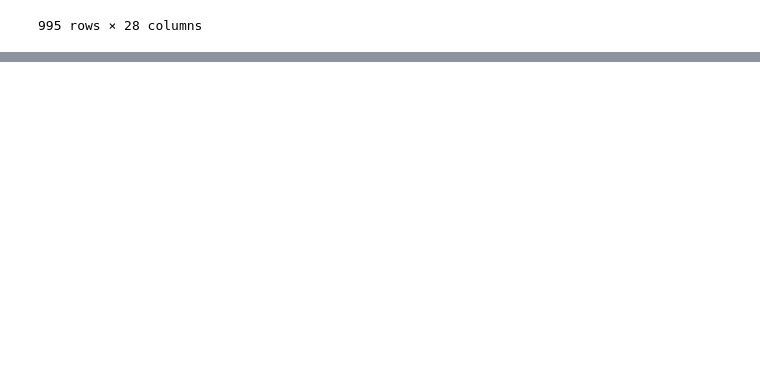
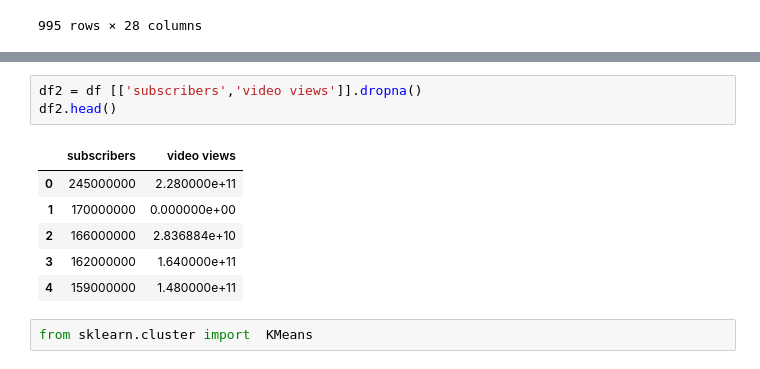
Before and after one commit to N0Z3I/01418323-Data-Science, a Jupyter notebook: Project/Predictionproject.ipynb, the cells around one changed output, grey strips where cells are left out. Drawn from its saved outputs; the diff is of its cells as text; blank space fills up the shorter version.

```diff
--- a/Project/Predictionproject.ipynb
+++ b/Project/Predictionproject.ipynb
@@ -43,0 +50,12 @@ df
+# %%
+df2 = df [['subscribers','video views']].dropna()
+df2.head()
+# %% [output]
+|  | subscribers | video views |
+| 0 | 245000000 | 2.280000e+11 |
+| 1 | 170000000 | 0.000000e+00 |
+| 2 | 166000000 | 2.836884e+10 |
+| 3 | 162000000 | 1.640000e+11 |
+| 4 | 159000000 | 1.480000e+11 |
+# %%
+from sklearn.cluster import  KMeans
```
Also changed, not shown: parts of 4 cells of this notebook, 1 other file.
